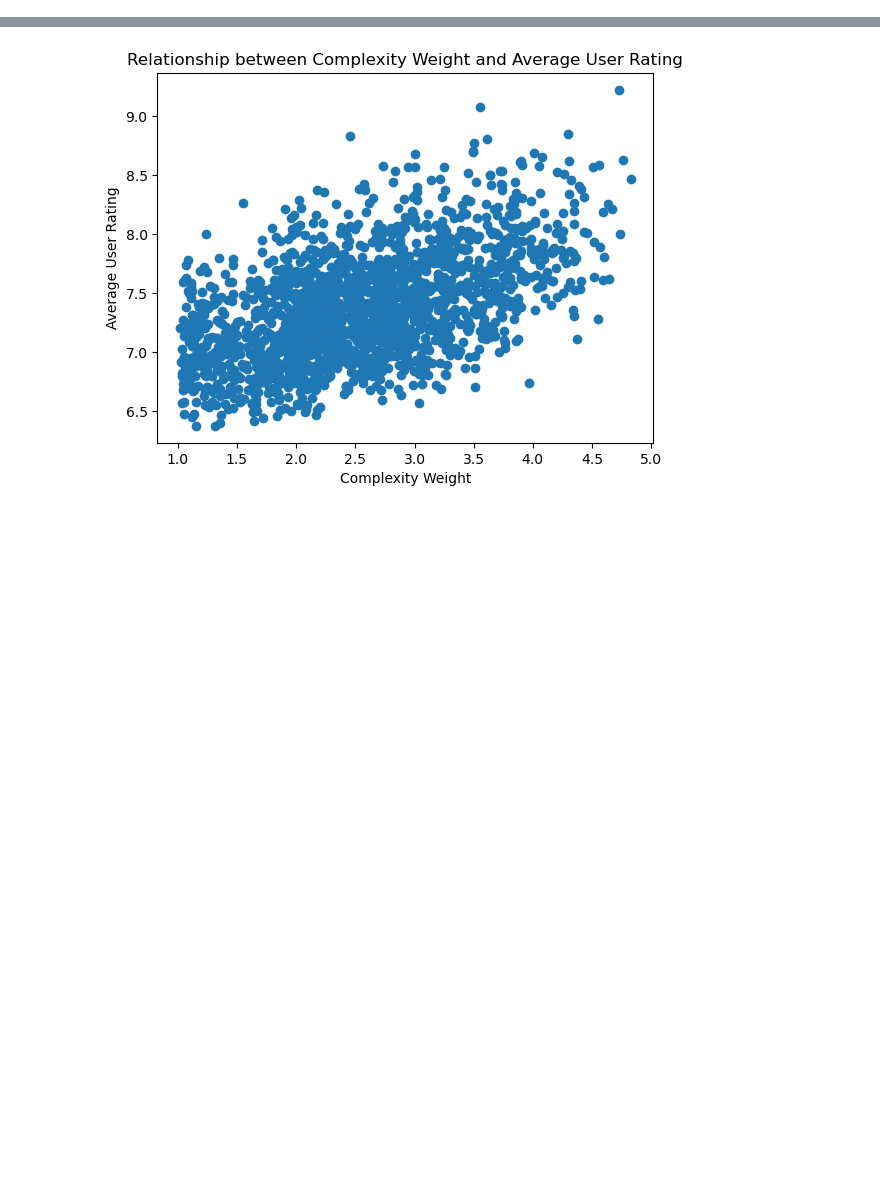
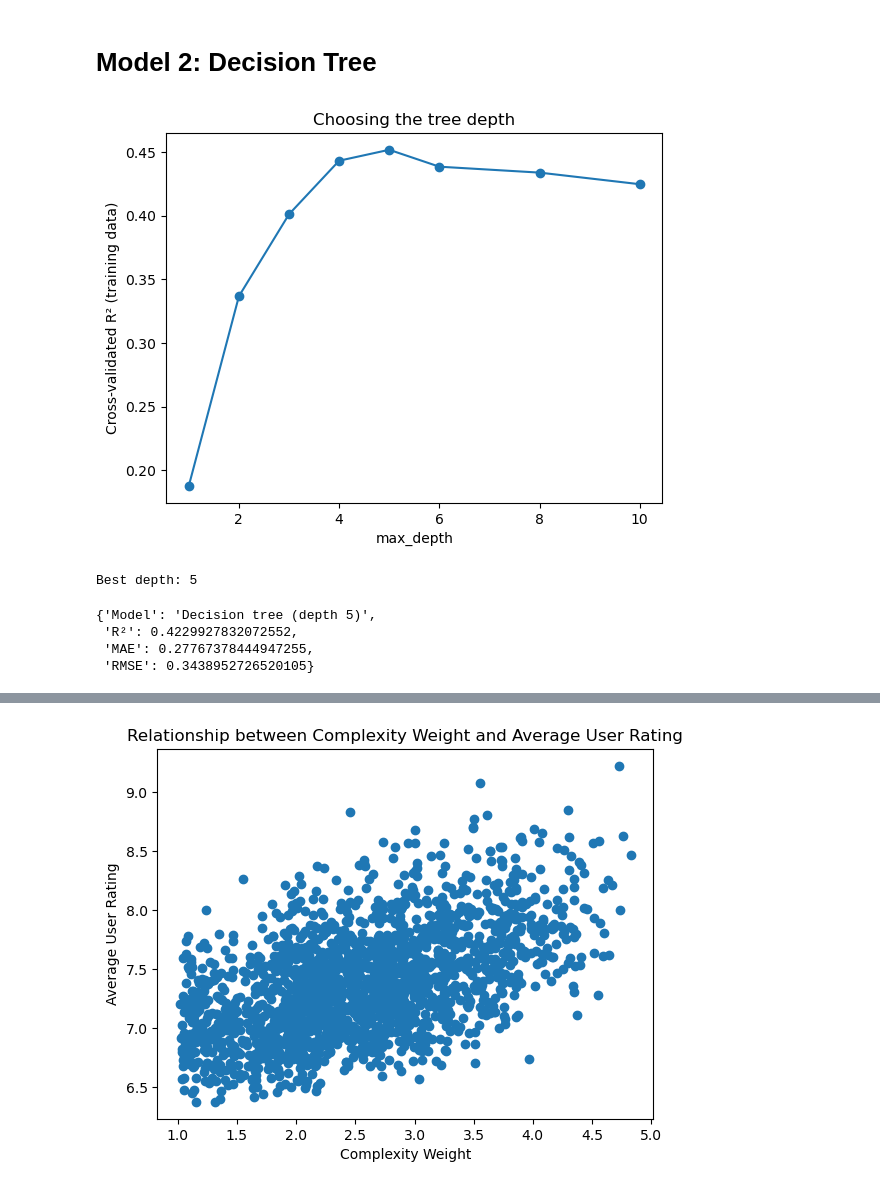
Before and after one commit to allisonbri/DataSciencePortfolio, a Jupyter notebook: PortfolioProject2.ipynb, the cells around one changed output, grey strips where cells are left out. Saved outputs shown, nothing was run; the diff lists cells and outputs as text; code cells hidden in the pictures; blank space fills up the shorter version.

```diff
--- a/PortfolioProject2.ipynb
+++ b/PortfolioProject2.ipynb
@@ -26,0 +110,11 @@ df = pd.read_csv(r"C:\Users\allis\Downloads\basic_data_2023.csv")
+# %%
+FEATURES = ["weight", "log_time", "min_players", "max_players_capped", "year"]
+
+X = df[FEATURES]
+y = df["avg_rating"]
+# %%
+X_train, X_test, y_train, y_test = train_test_split(
+    X, y, test_size=0.2, random_state=42)
+
+print("Training games:", len(X_train))
+print("Test games:", len(X_test))
@@ -26,0 +140,6 @@ df = pd.read_csv(r"C:\Users\allis\Downloads\basic_data_2023.csv")
+# %%
+baseline = DummyRegressor(strategy="mean")
+baseline.fit(X_train, y_train)
+
+all_scores.append(score_model("Baseline (average)", baseline))
+all_scores[-1]
@@ -26,0 +153,6 @@ df = pd.read_csv(r"C:\Users\allis\Downloads\basic_data_2023.csv")
+# %%
+linear_model = LinearRegression()
+linear_model.fit(X_train, y_train)
+
+all_scores.append(score_model("Linear regression", linear_model))
+all_scores[-1]
@@ -26,0 +178,33 @@ df = pd.read_csv(r"C:\Users\allis\Downloads\basic_data_2023.csv")
+# %% [markdown]
+# Model 2: Decision Tree
+# %%
+depths = [1, 2, 3, 4, 5, 6, 8, 10]
+cv_scores = []
+
+for depth in depths:
+    tree = DecisionTreeRegressor(max_depth=depth, min_samples_leaf=10, random_state=42)
+    scores = cross_val_score(tree, X_train, y_train, cv=5, scoring="r2")
+    cv_scores.append(scores.mean())
+
+plt.plot(depths, cv_scores, marker="o")
+plt.xlabel("max_depth")
+plt.ylabel("Cross-validated R² (training data)")
+plt.title("Choosing the tree depth")
+plt.show()
+
+best_depth = depths[int(np.argmax(cv_scores))]
+print("Best depth:", best_depth)
+# %% [output]
+[figure, added]
+Best depth: 5
+# %%
+tree_model = DecisionTreeRegressor(max_depth=best_depth, min_samples_leaf=10, random_state=42)
+tree_model.fit(X_train, y_train)
+
+all_scores.append(score_model(f"Decision tree (depth {best_depth})", tree_model))
+all_scores[-1]
+# %% [output]
+{'Model': 'Decision tree (depth 5)',
+ 'R²': 0.4229927832072552,
+ 'MAE': 0.27767378444947255,
+ 'RMSE': 0.3438952726520105}
```
Also changed, not shown: parts of 24 cells of this notebook.
